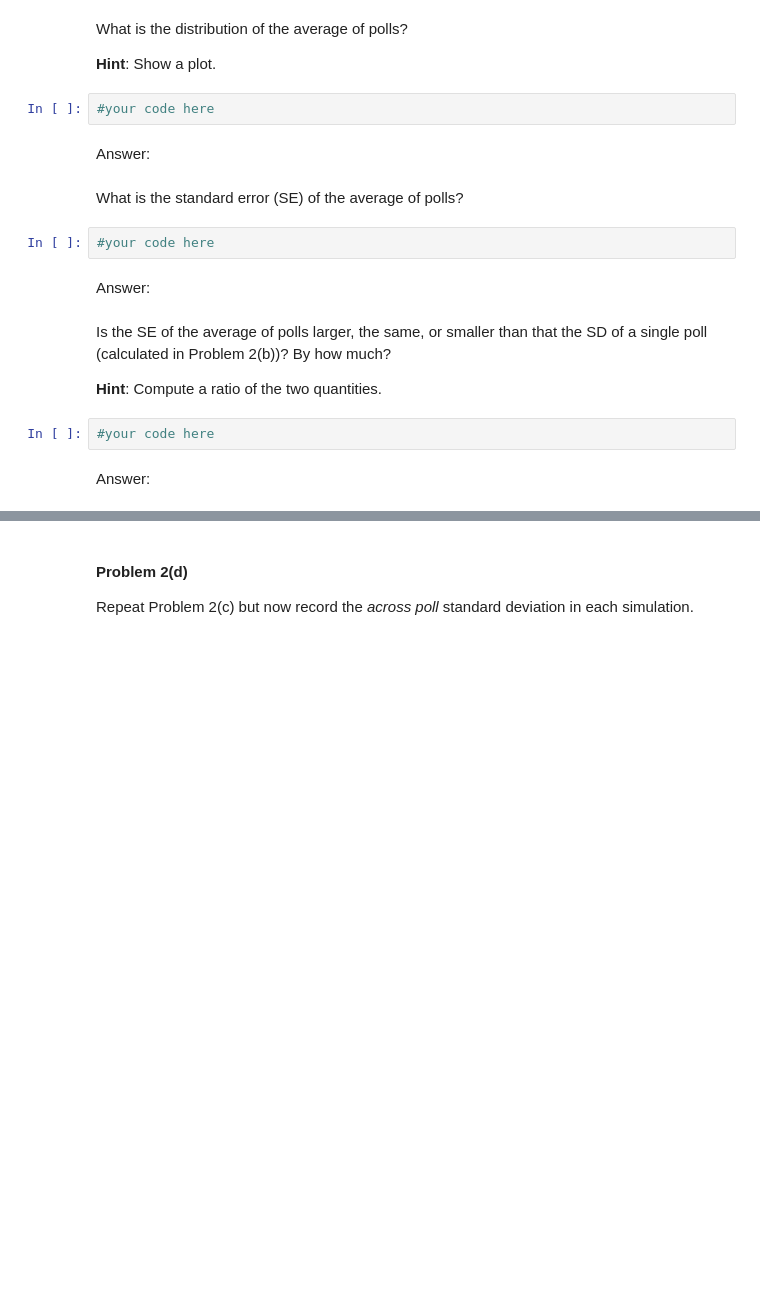
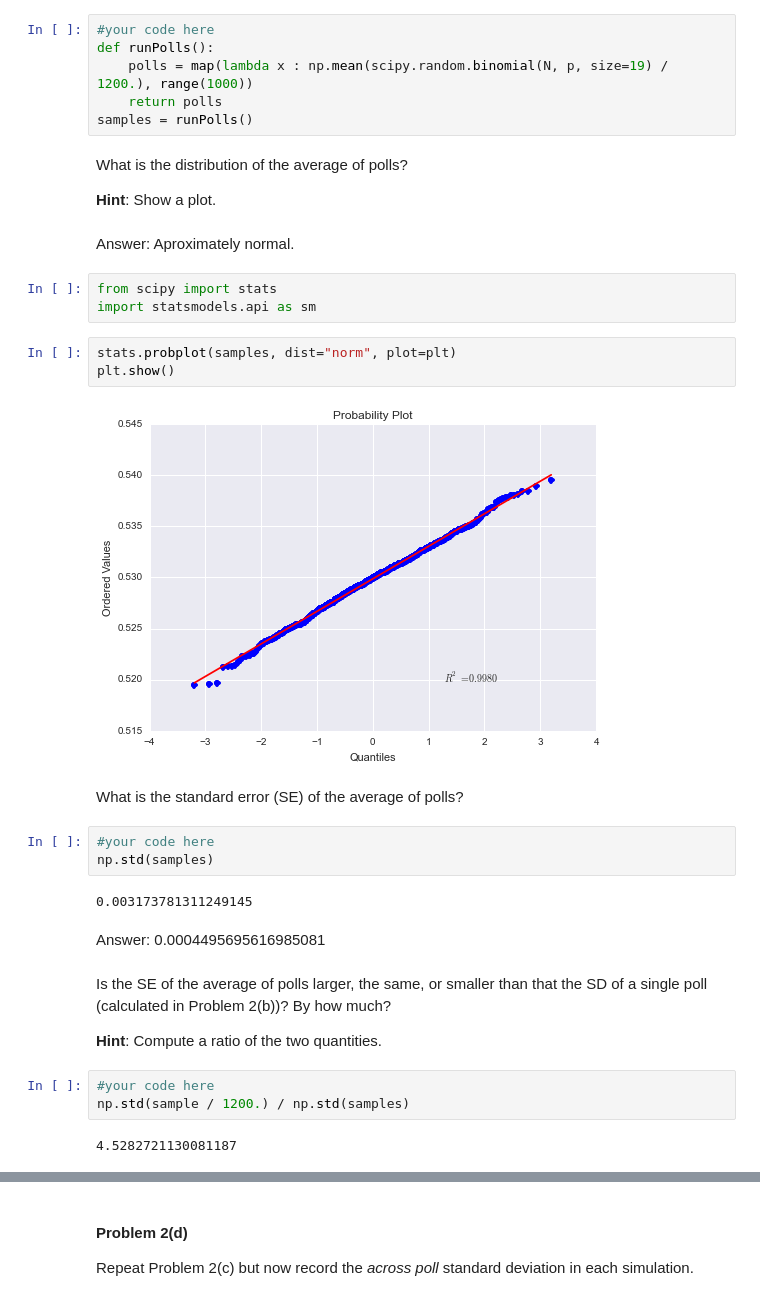
Before and after one commit to NouddeKroon/CS109-Homework, a Jupyter notebook: HW2.ipynb, the cells around one changed output, grey strips where cells are left out. Cells and saved outputs as stored; diff of their text form; blank space fills up the shorter version.

```diff
--- a/HW2.ipynb
+++ b/HW2.ipynb
@@ -329,22 +362,38 @@ Now suppose we run M polls where M is the number of polls that happened in Novem
+# %%
+#your code here
+def runPolls():
+    polls = map(lambda x : np.mean(scipy.random.binomial(N, p, size=19) / 1200.), range(1000))
+    return polls
+samples = runPolls()
 # %% [markdown]
 What is the distribution of the average of polls?
 
 **Hint**: Show a plot.
-# %%
-#your code here
 # %% [markdown]
-Answer:
+Answer: Aproximately normal.
+# %%
+from scipy import stats
+import statsmodels.api as sm
+# %%
+stats.probplot(samples, dist="norm", plot=plt)
+plt.show()
+# %% [output]
+[figure, added]
 # %% [markdown]
 What is the standard error (SE) of the average of polls?
 # %%
 #your code here
+np.std(samples)
+# %% [output]
+0.003173781311249145
 # %% [markdown]
-Answer:
+Answer: 0.0004495695616985081
 # %% [markdown]
 Is the SE of the average of polls larger, the same, or smaller than that the SD of a single poll (calculated in Problem 2(b))? By how much?
 
 **Hint**: Compute a ratio of the two quantities.
 # %%
 #your code here
+np.std(sample / 1200.) / np.std(samples)
+# %% [output]
+4.5282721130081187
-# %% [markdown]
-Answer:
```
Also changed, not shown: parts of 38 cells of this notebook.
